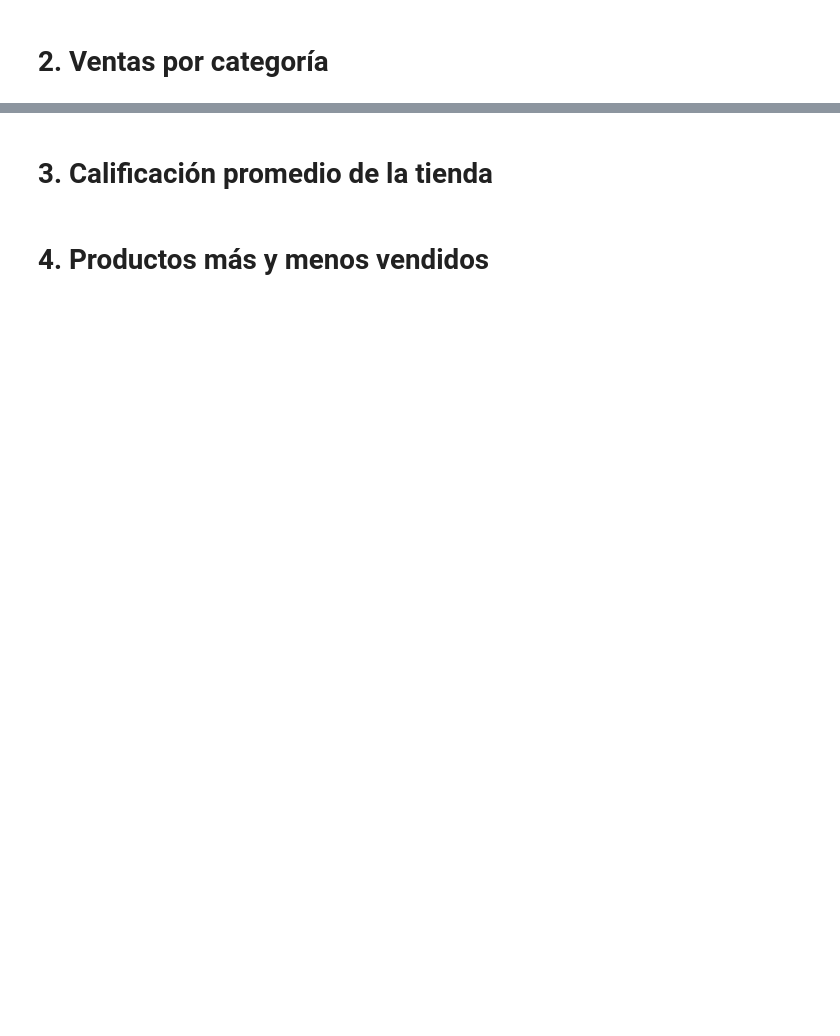
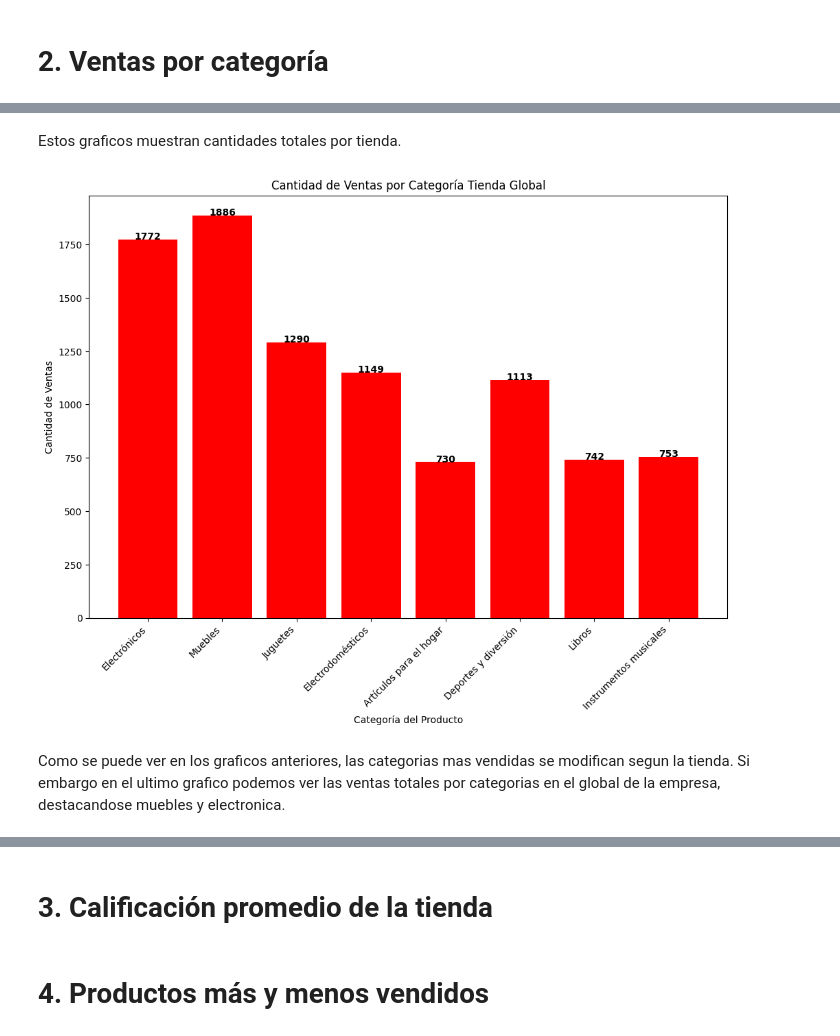
Before and after one commit to RamiroCabri1/AluraStoreLatam, a Jupyter notebook: alurastorelatam.ipynb, the cells around one changed output, grey strips where cells are left out. Drawn from its saved outputs; the diff is of its cells as text; code cells hidden in the pictures; blank space fills up the shorter version.

Commit message:
segundo commit

```diff
--- a/alurastorelatam.ipynb
+++ b/alurastorelatam.ipynb
@@ -29,0 +265,13 @@ tienda.head()
+# %% [markdown]
+Estos graficos muestran cantidades totales por tienda.
+# %%
+# Creamos un Df con la totalidad de los datos. Para luego poder ver que categorias fue la mas vendida en su global.
+
+
+df_total = pd.concat([tienda, tienda2, tienda3, tienda4])
+# %%
+grafico_categorias(df_total, "Global")
+# %% [output]
+[figure, added]
+# %% [markdown]
+Como se puede ver en los graficos anteriores, las categorias mas vendidas se modifican segun la tienda. Si embargo en el ultimo grafico podemos ver las ventas totales por categorias en el global de la empresa, destacandose muebles y electronica.
```
Also changed, not shown: parts of 26 cells of this notebook.
